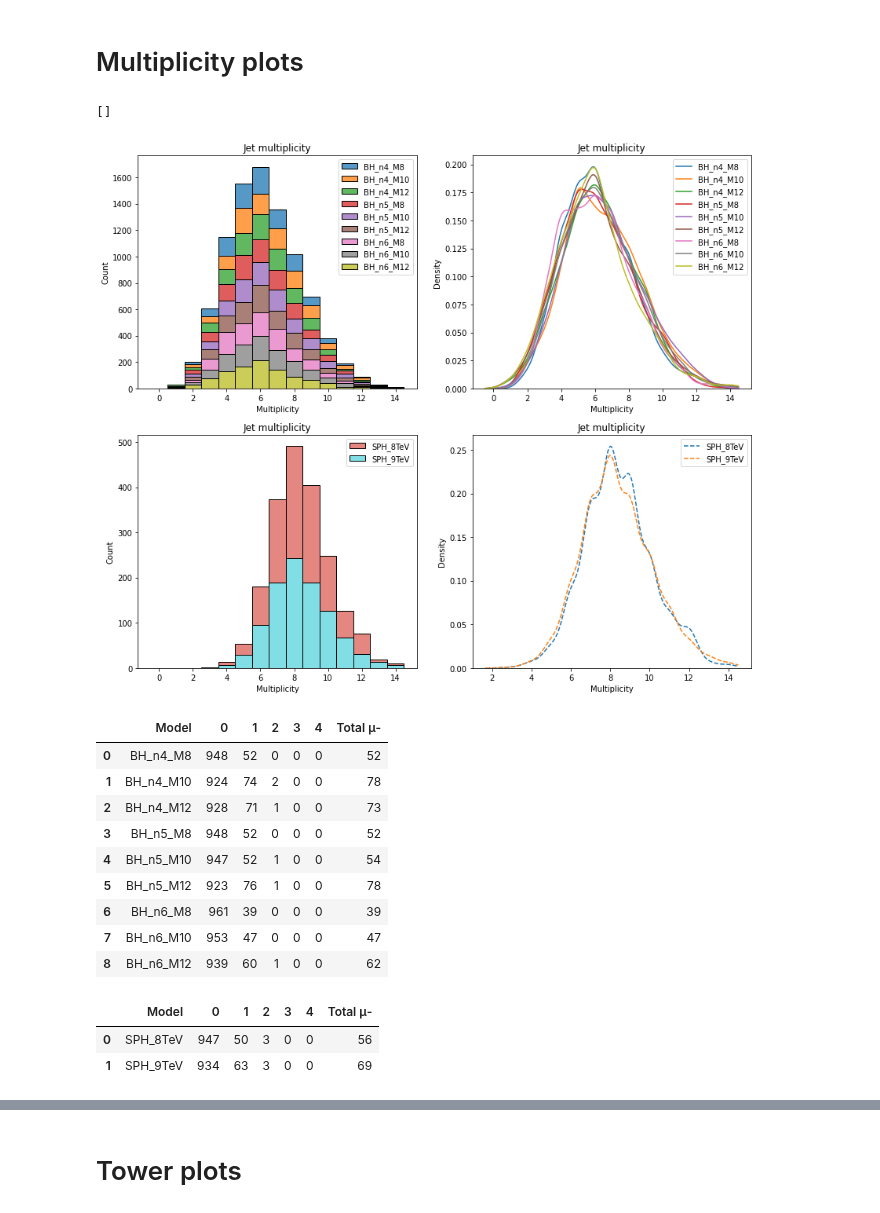
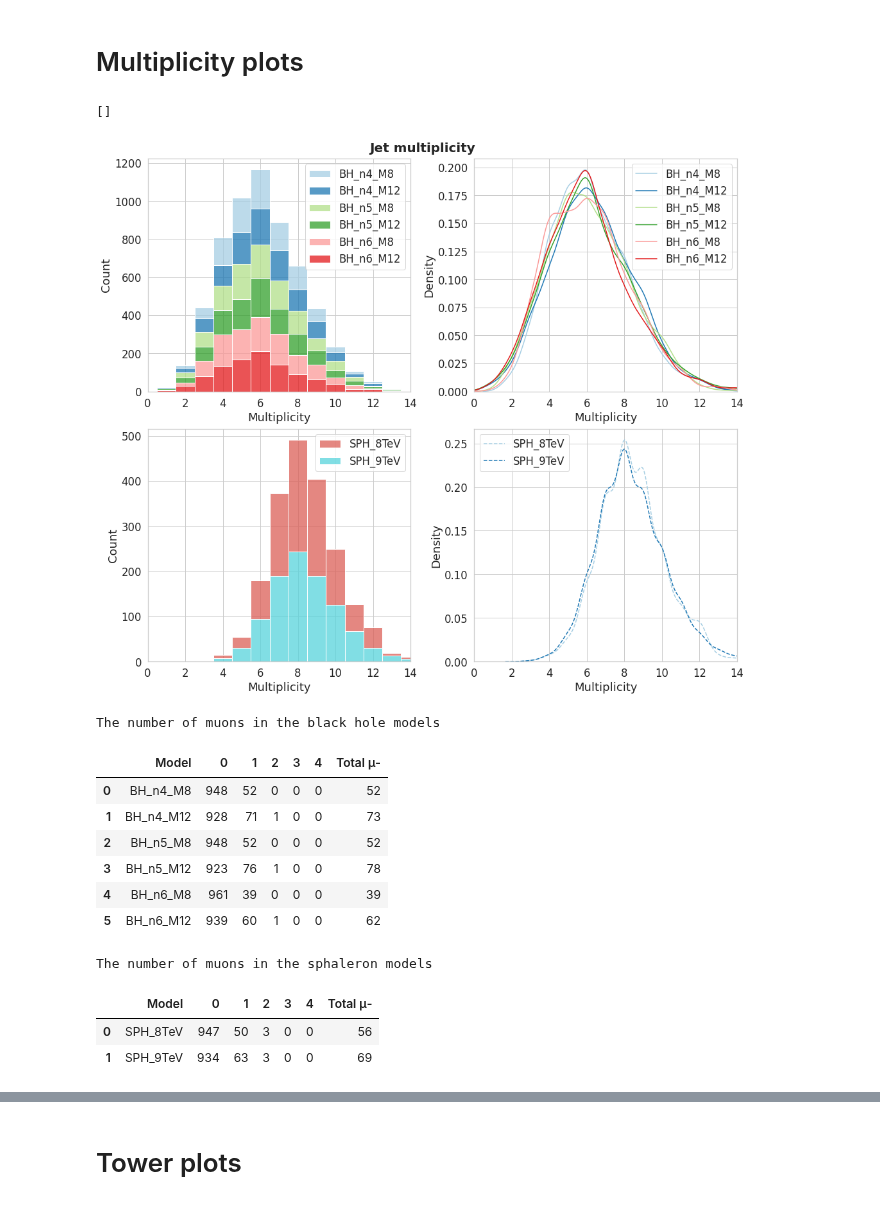
Before and after one commit to choisant/imcalML, a Jupyter notebook: notebooks/BH_analysis.ipynb, the cells around one changed output, grey strips where cells are left out. Cells and saved outputs as stored; diff of their text form; code cells hidden in the pictures.

```diff
--- a/notebooks/BH_analysis.ipynb
+++ b/notebooks/BH_analysis.ipynb
@@ -7,7 +7,7 @@ import awkward as ak
 import seaborn as sn
 # %%
 n_dims = [4, 5, 6]
-M_min = [8, 10, 12]
+M_min = [8, 12]
 
 BH_labels = [""]*(len(n_dims)*len(M_min))
 i = 0
@@ -27,8 +27,6 @@ n_sph_labels = len(sph_data_paths)
 # %% [markdown]
 These are some examples of how to look at root files using uproot and awkward arrays. More info in this tutorial:
 https://hub.gke2.mybinder.org/user/jpivarski-2020--ep2020-tutorial-7h7oraqf/lab/tree/tutorial.ipynb
-# %%
-sn.set_palette("tab10", int(n_BH_labels + n_sph_labels))
 # %%
 #Open file in with-function will close it when you exit
 def load_data(rootfile:str, branch:str, keys:list):
@@ -89,9 +87,12 @@ def jet_data (jets):
 
 BH_jets, BH_n_jets, BH_jet1_PT, BH_jet1_eta = jet_data(BH_jets)
 sph_jets, sph_n_jets, sph_jet1_PT, sph_jet1_eta = jet_data(sph_jets)
+# %%
+#sn.set_palette("Paired", int(n_BH_labels + n_sph_labels))
+sn.set_theme(context="notebook", style="whitegrid", palette="Paired", font='sans-serif', font_scale=1.5, color_codes=True, rc=None)
 # %%
 #jet information
-fig, ax = plt.subplots(ncols=2, figsize=(18,6))
+fig, ax = plt.subplots(ncols=2, figsize=(18,8))
 #sn.histplot(dict(zip(labels, jet_1_PT)), ax = ax[1], bins=50, binrange=[-5, 5], multiple="layer", stat="count")
 for i in range(n_BH_labels):
     sn.kdeplot(BH_jet1_PT[i], label=BH_labels[i], ax = ax[0])
@@ -99,9 +100,9 @@ for i in range(n_sph_labels):
     sn.kdeplot(sph_jet1_PT[i], ls='--', label=sph_labels[i], ax = ax[0])
 
 ax[0].legend()
-ax[0].set_xlabel("Jet PT [TeV]")
+ax[0].set_xlabel(r"Jet $p_{T}$ [TeV]")
 ax[0].set_xlim(0, 6)
-ax[0].set_title("First jet PT KDE")
+ax[0].set_title(r"First jet $p_{T}$, KDE", pad=10)
 
 #sn.histplot(dict(zip(labels, jet_1_eta)), ax = ax[1], bins=50, binrange=[-5, 5], multiple="layer", stat="count")
 for i in range(n_BH_labels):
@@ -110,7 +111,7 @@ for i in range(n_sph_labels):
     sn.kdeplot(sph_jet1_eta[i], ls='--', label=sph_labels[i], ax = ax[1], palette="hls")
 
 ax[1].legend()
-ax[1].set_xlabel("Eta [pseudorapidity]")
+ax[1].set_xlabel(r"$\eta$ [pseudorapidity]")
 ax[1].set_xlim(-5, 5)
-ax[1].set_title("First jet eta KDE")
+ax[1].set_title(r"First jet $\eta$, KDE", pad=10)
 # %% [output]
@@ -135,29 +136,31 @@ n_BH_photons, n_BH_electrons, n_BH_muons_neg, n_BH_muons_pos, n_BH_muons = multi
 n_sph_photons, n_sph_electrons, n_sph_muons_neg, n_sph_muons_pos, n_sph_muons = multiplicity(sph_photons, sph_electrons, sph_muons)
 # %%
 #jet multiplicity
-fig, ax = plt.subplots(nrows=2, ncols=2, figsize=(14,12))
+fig, ax = plt.subplots(nrows=2, ncols=2, figsize=(14, 12), layout="constrained")
+#fig.tight_layout(pad=2)
+fig.suptitle("Jet multiplicity", size=20, fontweight="bold")
 sn.histplot(dict(zip(BH_labels, BH_n_jets)), ax = ax[0][0], binwidth=1.0, binrange=[-0.5, 14.5],
             multiple="stack", stat="count")
 sn.histplot(dict(zip(sph_labels, sph_n_jets)), ax = ax[1][0], binwidth=1.0, binrange=[-0.5, 14.5],
             multiple="stack", stat="count", palette="hls")
 
 #sn.histplot(dict(zip(labels, jet_1_eta)), ax = ax[1], bins=50, binrange=[-5, 5], multiple="layer", stat="count")
 for i in range(n_BH_labels):
-    sn.kdeplot(BH_n_jets[i], label=BH_labels[i], clip=(-0.5, 14.5), ax = ax[0][1])
+    sn.kdeplot(BH_n_jets[i], label=BH_labels[i], clip=(0, 14), ax = ax[0][1])
 ax[0][1].legend()
 for i in range(n_sph_labels):
-    sn.kdeplot(sph_n_jets[i], ls='--', label=sph_labels[i], clip=(-0.5, 14.5), ax = ax[1][1], palette="hls")
+    sn.kdeplot(sph_n_jets[i], ls='--', label=sph_labels[i], clip=(0, 14), ax = ax[1][1], palette="hls")
 ax[1][1].legend()
 
 for axis in ax.reshape(-1):
     axis.set_xlabel("Multiplicity")
-    axis.set_title("Jet multiplicity")
-    #axis.set_xticks([0,1,2,3,4,5,6,7,8,9,10,11,12,13,14])
+    #axis.set_title("Jet multiplicity")
+    axis.set_xlim(0, 14)
 
 plt.plot()
 # %% [output]
 []
-[figure, old version]
+[figure, new version]
 # %%
 #particle multiplicity
 from tabulate import tabulate
@@ -184,22 +187,23 @@ def make_table(n_muons, labels, n_labels, type):
     return df
 
 BH_mu_neg = make_table(n_BH_muons_neg, BH_labels, n_BH_labels, 'μ-')
+print("The number of muons in each event in the black hole models")
 BH_mu_neg
 # %% [output]
+The number of muons in the black hole models
 |  | Model | 0 | 1 | 2 | 3 | 4 | Total μ- |
 | 0 | BH_n4_M8 | 948 | 52 | 0 | 0 | 0 | 52 |
-| 1 | BH_n4_M10 | 924 | 74 | 2 | 0 | 0 | 78 |
-| 2 | BH_n4_M12 | 928 | 71 | 1 | 0 | 0 | 73 |
-| 3 | BH_n5_M8 | 948 | 52 | 0 | 0 | 0 | 52 |
-| 4 | BH_n5_M10 | 947 | 52 | 1 | 0 | 0 | 54 |
-| 5 | BH_n5_M12 | 923 | 76 | 1 | 0 | 0 | 78 |
-| 6 | BH_n6_M8 | 961 | 39 | 0 | 0 | 0 | 39 |
-| 7 | BH_n6_M10 | 953 | 47 | 0 | 0 | 0 | 47 |
-| 8 | BH_n6_M12 | 939 | 60 | 1 | 0 | 0 | 62 |
+| 1 | BH_n4_M12 | 928 | 71 | 1 | 0 | 0 | 73 |
+| 2 | BH_n5_M8 | 948 | 52 | 0 | 0 | 0 | 52 |
+| 3 | BH_n5_M12 | 923 | 76 | 1 | 0 | 0 | 78 |
+| 4 | BH_n6_M8 | 961 | 39 | 0 | 0 | 0 | 39 |
+| 5 | BH_n6_M12 | 939 | 60 | 1 | 0 | 0 | 62 |
 # %%
 sph_mu_neg = make_table(n_sph_muons_neg, sph_labels, n_sph_labels, "μ-")
+print("The number of muons in each event in the sphaleron models")
 sph_mu_neg
 # %% [output]
+The number of muons in the sphaleron models
 |  | Model | 0 | 1 | 2 | 3 | 4 | Total μ- |
 | 0 | SPH_8TeV | 947 | 50 | 3 | 0 | 0 | 56 |
 | 1 | SPH_9TeV | 934 | 63 | 3 | 0 | 0 | 69 |
```
Also changed, not shown: parts of 11 cells of this notebook.
